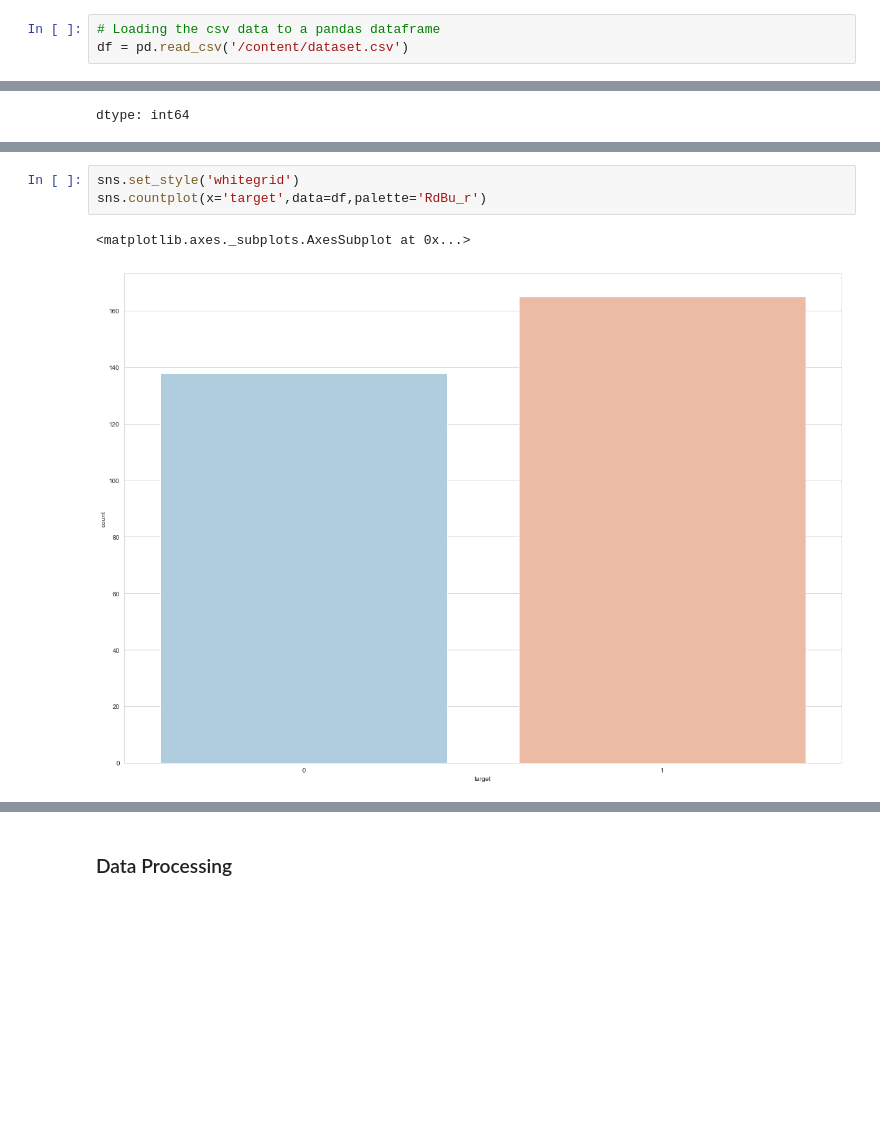
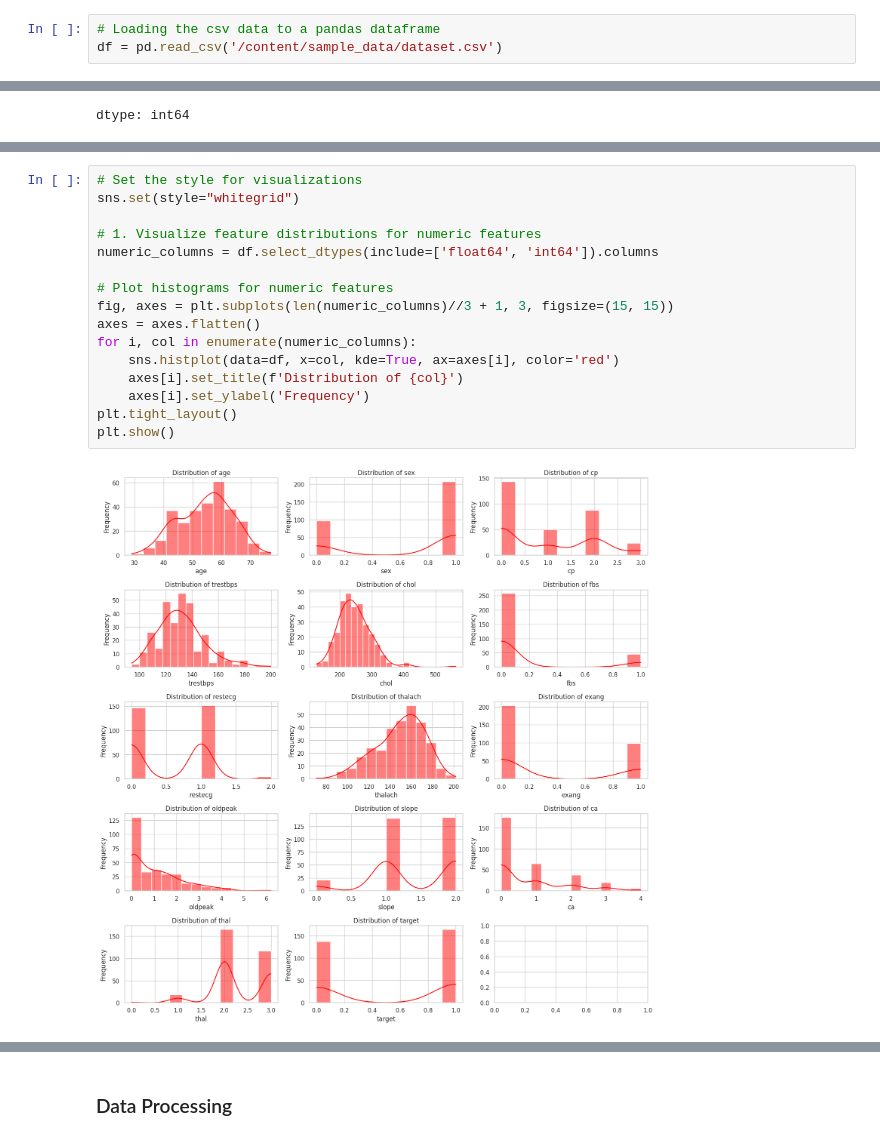
Before and after one commit to karanBx/HeartDiseasePrediction, a Jupyter notebook: HDP.ipynb, the cells around one changed output, grey strips where cells are left out. Drawn from its saved outputs; the diff is of its cells as text; blank space fills up the shorter version.

```diff
--- a/HDP.ipynb
+++ b/HDP.ipynb
@@ -18,7 +19,7 @@ from sklearn.tree import DecisionTreeClassifier
 from sklearn.ensemble import RandomForestClassifier
 # %%
 # Loading the csv data to a pandas dataframe
-df = pd.read_csv('/content/dataset.csv')
+df = pd.read_csv('/content/sample_data/dataset.csv')
 # %%
 #number of rows and columns in the dataset
 df.shape
@@ -123,6 +90,18 @@ array([[<matplotlib.axes._subplots.AxesSubplot object at 0x...>,
-# %%
-sns.set_style('whitegrid')
-sns.countplot(x='target',data=df,palette='RdBu_r')
-# %% [output]
-<matplotlib.axes._subplots.AxesSubplot at 0x...>
-[figure, removed]
+# %%
+# Set the style for visualizations
+sns.set(style="whitegrid")
+
+# 1. Visualize feature distributions for numeric features
+numeric_columns = df.select_dtypes(include=['float64', 'int64']).columns
+
+# Plot histograms for numeric features
+fig, axes = plt.subplots(len(numeric_columns)//3 + 1, 3, figsize=(15, 15))
+axes = axes.flatten()
+for i, col in enumerate(numeric_columns):
+    sns.histplot(data=df, x=col, kde=True, ax=axes[i], color='red')
+    axes[i].set_title(f'Distribution of {col}')
+    axes[i].set_ylabel('Frequency')
+plt.tight_layout()
+plt.show()
+# %% [output]
+[figure, added]
```
Also changed, not shown: parts of 7 cells of this notebook.
